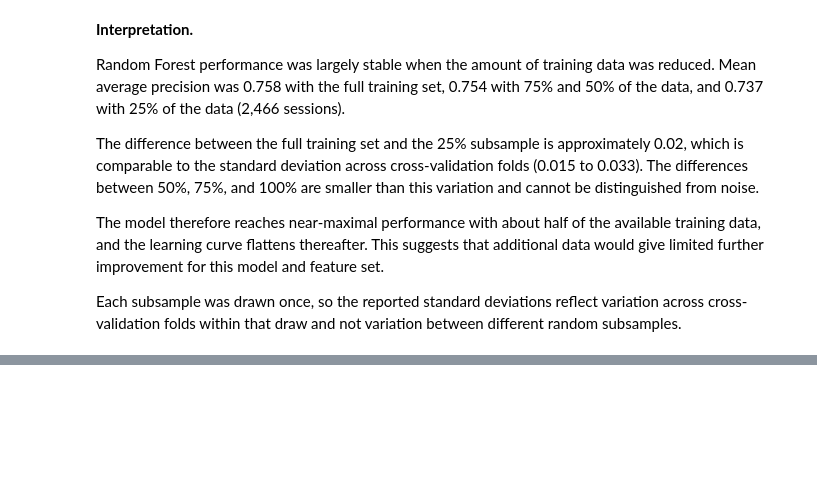
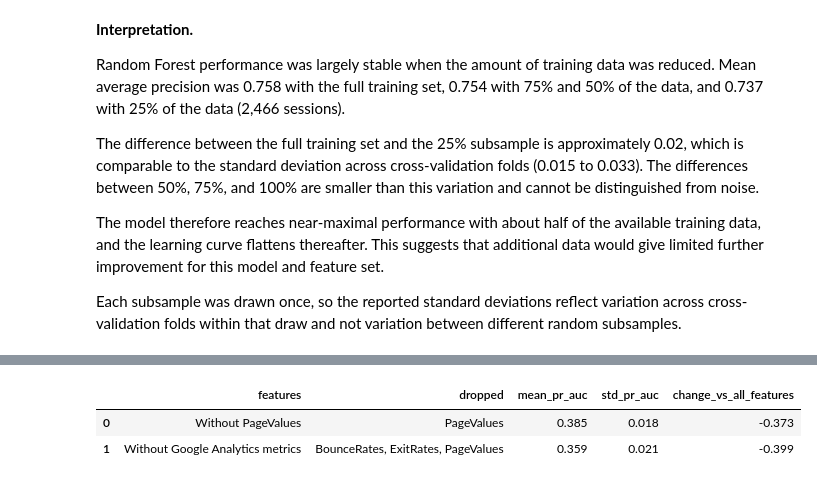
Before and after one commit to EmilB04/Machine-Learning, a Jupyter notebook: project1/notebooks/analysis.ipynb, the cells around one changed output, grey strips where cells are left out. Cells and saved outputs as stored; diff of their text form; code cells hidden in the pictures; blank space fills up the shorter version.

```diff
--- a/project1/notebooks/analysis.ipynb
+++ b/project1/notebooks/analysis.ipynb
@@ -2525,0 +2631,40 @@ between different random subsamples.
+# %%
+from sklearn.model_selection import RepeatedStratifiedKFold, cross_val_score
+
+cv = RepeatedStratifiedKFold(n_splits=5, n_repeats=3, random_state=42)
+
+feature_sets = {
+    "Without PageValues": ["PageValues"],
+    "Without Google Analytics metrics": ["BounceRates", "ExitRates", "PageValues"],
+}
+
+ablation_results = []
+
+for name, dropped in feature_sets.items():
+
+    scores = cross_val_score(
+        tuned_rf,
+        X_train.drop(columns=dropped),
+        y_train,
+        cv=cv,
+        scoring="average_precision",
+        n_jobs=1
+    )
+
+    ablation_results.append({
+        "features": name,
+        "dropped": ", ".join(dropped),
+        "mean_pr_auc": scores.mean(),
+        "std_pr_auc": scores.std()
+    })
+
+ablation_results = pd.DataFrame(ablation_results)
+
+# Reference with all features: 0.758 (tuned Random Forest, repeated CV)
+ablation_results["change_vs_all_features"] = ablation_results["mean_pr_auc"] - 0.758
+
+ablation_results.round(3)
+# %% [output]
+|  | features | dropped | mean_pr_auc | std_pr_auc | change_vs_all_features |
+| 0 | Without PageValues | PageValues | 0.385 | 0.018 | -0.373 |
+| 1 | Without Google Analytics metrics | BounceRates, ExitRates, PageValues | 0.359 | 0.021 | -0.399 |
```
Also changed, not shown: parts of 9 cells of this notebook.
